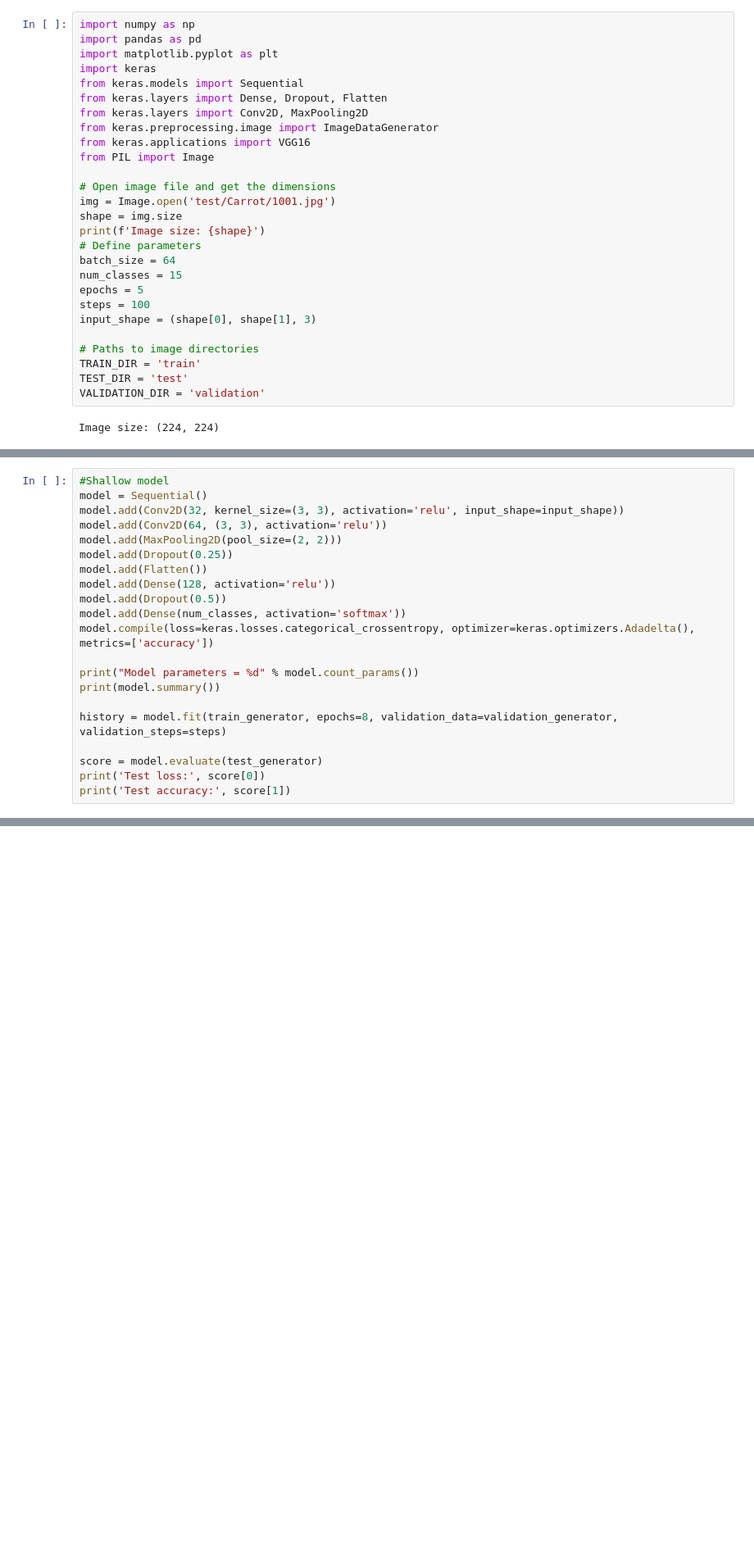
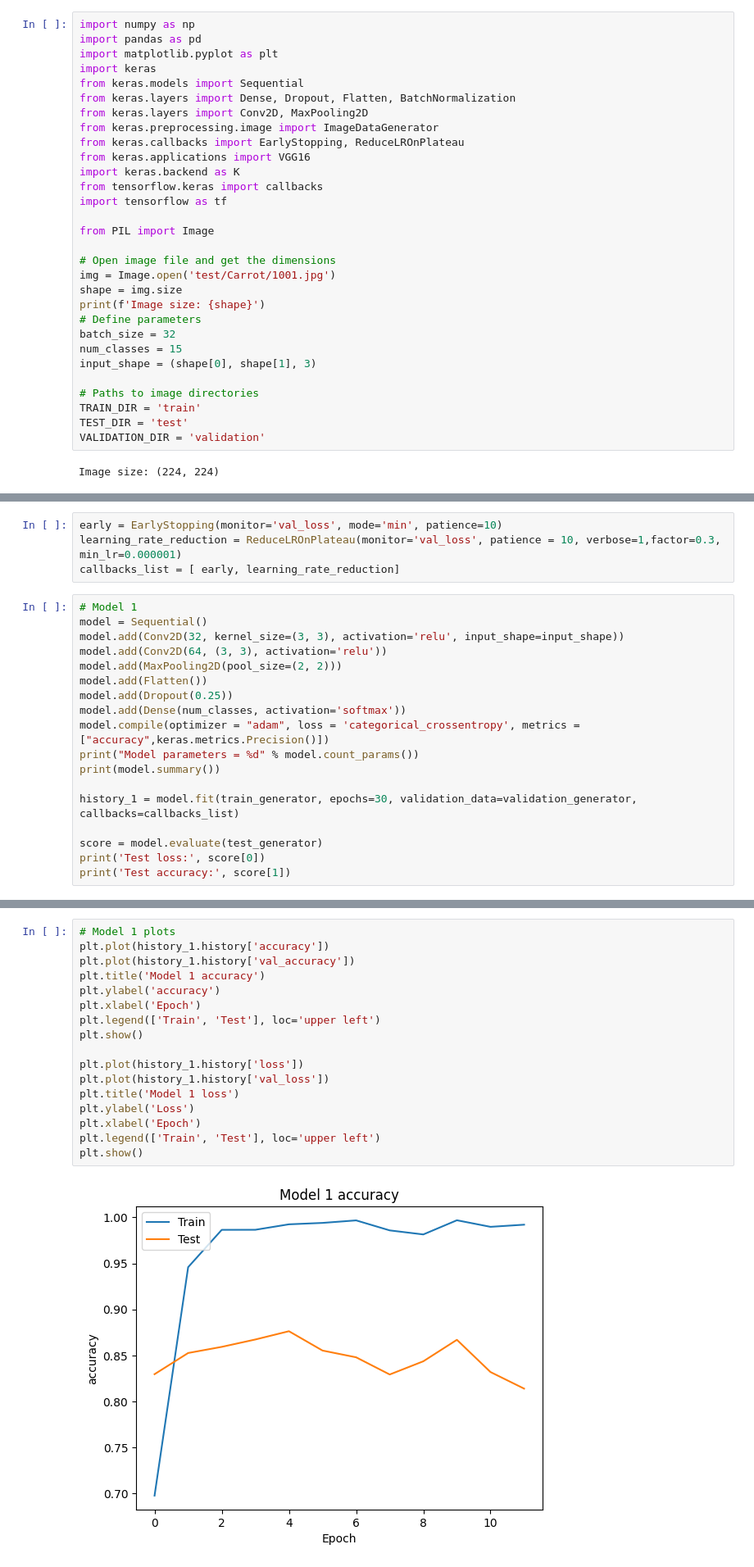
Before and after one commit to Xavin667/PSI_CNN_Project, a Jupyter notebook: neural_network.ipynb, the cells around one changed output, grey strips where cells are left out. Shown: that part at 82% size. Drawn from its saved outputs; the diff is of its cells as text; blank space fills up the shorter version.

Commit message:
Changed train models

```diff
--- a/neural_network.ipynb
+++ b/neural_network.ipynb
@@ -4,10 +4,15 @@ import pandas as pd
 import matplotlib.pyplot as plt
 import keras
 from keras.models import Sequential
-from keras.layers import Dense, Dropout, Flatten
+from keras.layers import Dense, Dropout, Flatten, BatchNormalization
 from keras.layers import Conv2D, MaxPooling2D
 from keras.preprocessing.image import ImageDataGenerator
+from keras.callbacks import EarlyStopping, ReduceLROnPlateau
 from keras.applications import VGG16
+import keras.backend as K
+from tensorflow.keras import callbacks
+import tensorflow as tf
+
 from PIL import Image
 
 # Open image file and get the dimensions
@@ -15,10 +20,8 @@ img = Image.open('test/Carrot/1001.jpg')
 shape = img.size
 print(f'Image size: {shape}')
 # Define parameters
-batch_size = 64
+batch_size = 32
 num_classes = 15
-epochs = 5
-steps = 100
 input_shape = (shape[0], shape[1], 3)
 
 # Paths to image directories
@@ -64,20 +68,21 @@ KeyboardInterrupt:
+# %%
+early = EarlyStopping(monitor='val_loss', mode='min', patience=10)
+learning_rate_reduction = ReduceLROnPlateau(monitor='val_loss', patience = 10, verbose=1,factor=0.3, min_lr=0.000001)
+callbacks_list = [ early, learning_rate_reduction]
 # %%
-#Shallow model
+# Model 1
 model = Sequential()
 model.add(Conv2D(32, kernel_size=(3, 3), activation='relu', input_shape=input_shape))
 model.add(Conv2D(64, (3, 3), activation='relu'))
 model.add(MaxPooling2D(pool_size=(2, 2)))
+model.add(Flatten())
 model.add(Dropout(0.25))
-model.add(Flatten())
-model.add(Dense(128, activation='relu'))
-model.add(Dropout(0.5))
 model.add(Dense(num_classes, activation='softmax'))
-model.compile(loss=keras.losses.categorical_crossentropy, optimizer=keras.optimizers.Adadelta(), metrics=['accuracy'])
-
+model.compile(optimizer = "adam", loss = 'categorical_crossentropy', metrics = ["accuracy",keras.metrics.Precision()])
 print("Model parameters = %d" % model.count_params())
 print(model.summary())
 
-history = model.fit(train_generator, epochs=8, validation_data=validation_generator, validation_steps=steps)
+history_1 = model.fit(train_generator, epochs=30, validation_data=validation_generator, callbacks=callbacks_list)
 
 score = model.evaluate(test_generator)
 print('Test loss:', score[0])
@@ -103,0 +165,19 @@ KeyboardInterrupt:
+# %%
+# Model 1 plots
+plt.plot(history_1.history['accuracy'])
+plt.plot(history_1.history['val_accuracy'])
+plt.title('Model 1 accuracy')
+plt.ylabel('accuracy')
+plt.xlabel('Epoch')
+plt.legend(['Train', 'Test'], loc='upper left')
+plt.show()
+
+plt.plot(history_1.history['loss'])
+plt.plot(history_1.history['val_loss'])
+plt.title('Model 1 loss')
+plt.ylabel('Loss')
+plt.xlabel('Epoch')
+plt.legend(['Train', 'Test'], loc='upper left')
+plt.show()
+# %% [output]
+[figure, added]
```
Also changed, not shown: parts of 11 cells of this notebook.
